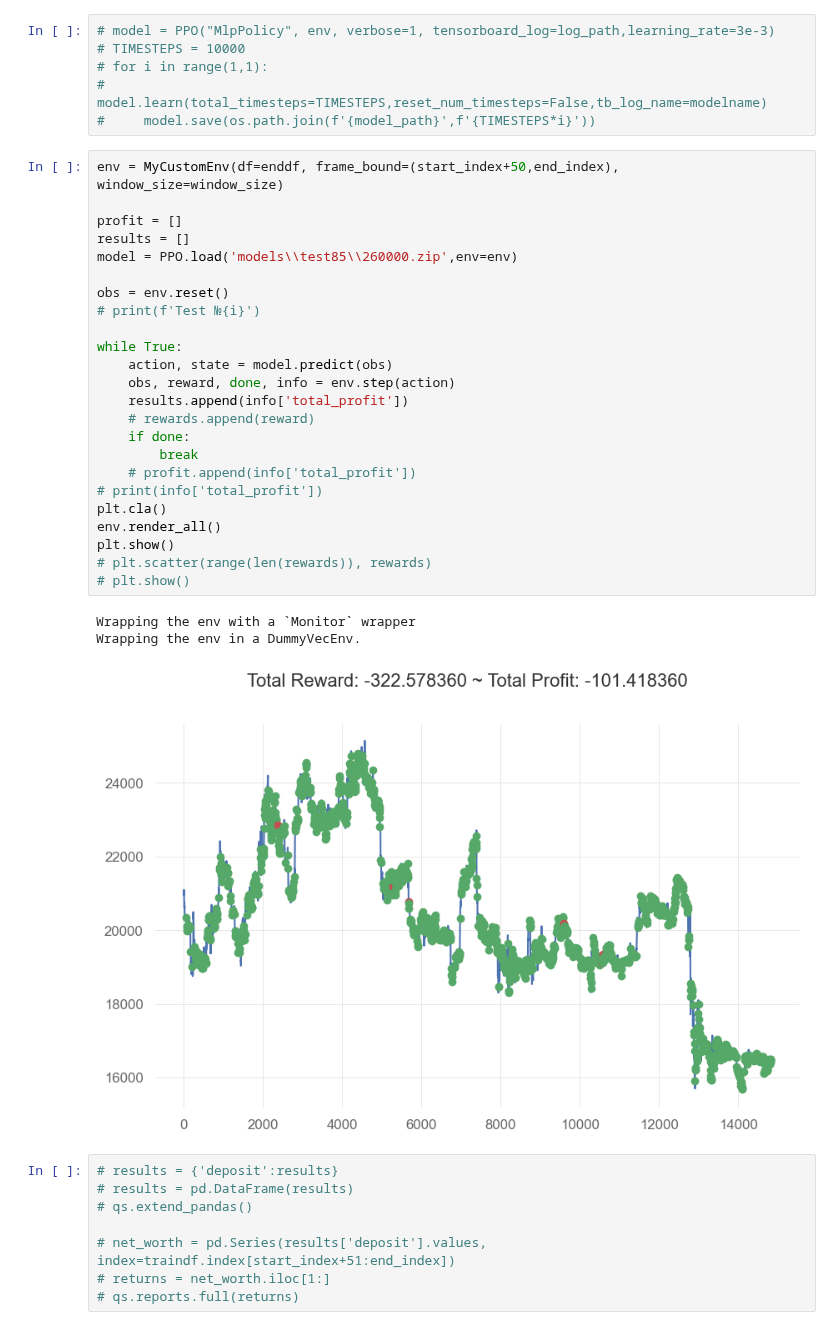
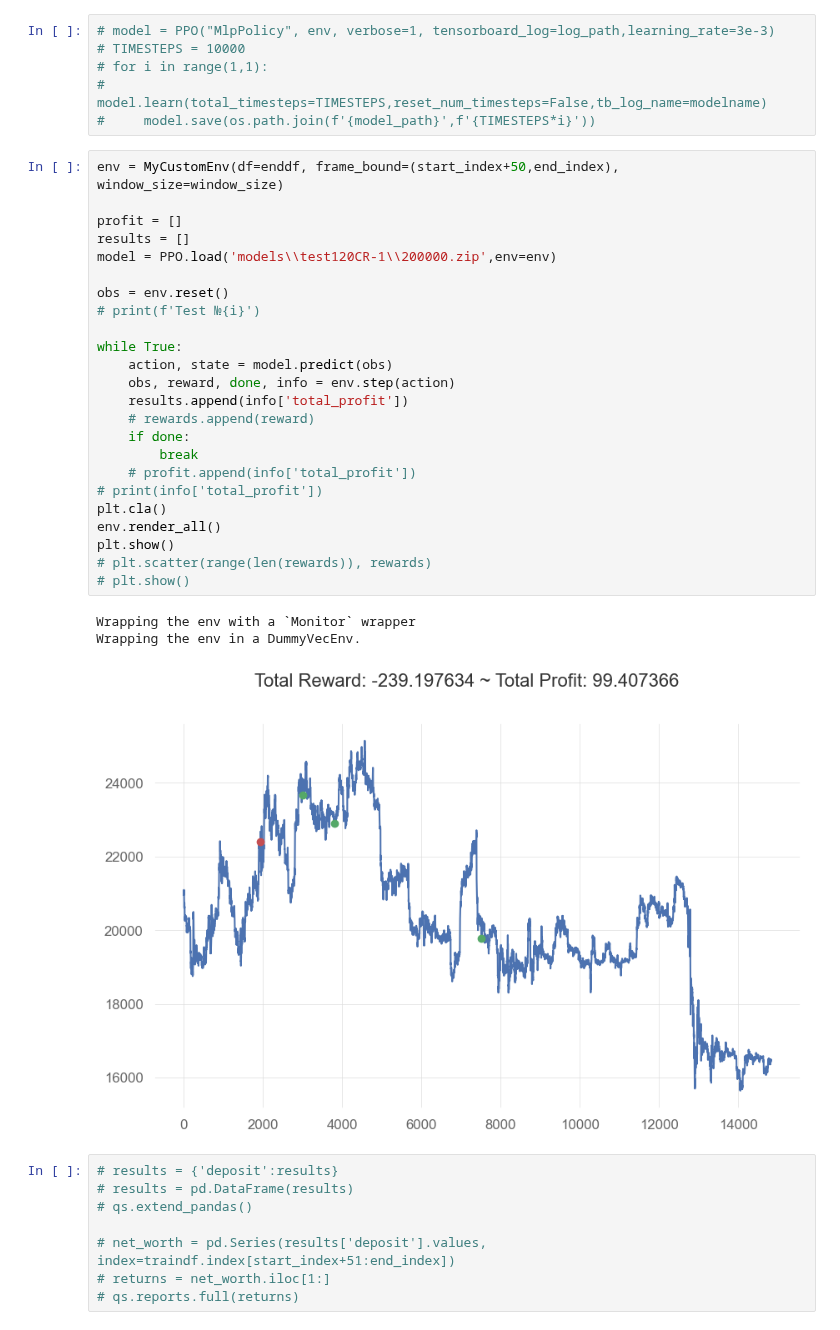
Before and after one commit to zizzs3228/trading, a Jupyter notebook: AIbot.ipynb, the cells around one changed output. Drawn from its saved outputs; the diff is of its cells as text.

```diff
--- a/AIbot.ipynb
+++ b/AIbot.ipynb
@@ -154,31 +154,31 @@ num_cpu = 1
 # %%
 env = MyCustomEnv(df=enddf, frame_bound=(start_index+50,end_index), window_size=window_size)
 
 profit = []
 results = []
-model = PPO.load('models\\test85\\260000.zip',env=env)
+model = PPO.load('models\\test120CR-1\\200000.zip',env=env)
 
 obs = env.reset()
 # print(f'Test №{i}')
 
 while True:
     action, state = model.predict(obs)
     obs, reward, done, info = env.step(action)
     results.append(info['total_profit'])
     # rewards.append(reward)
     if done:
         break
     # profit.append(info['total_profit'])
 # print(info['total_profit'])
 plt.cla()
 env.render_all()
 plt.show()
 # plt.scatter(range(len(rewards)), rewards)
 # plt.show()
 # %% [output]
 Wrapping the env with a `Monitor` wrapper
 Wrapping the env in a DummyVecEnv.
-[figure, old version]
+[figure, new version]
 # %%
 # results = {'deposit':results}
 # results = pd.DataFrame(results)
```
Also changed, not shown: 1 other file.
